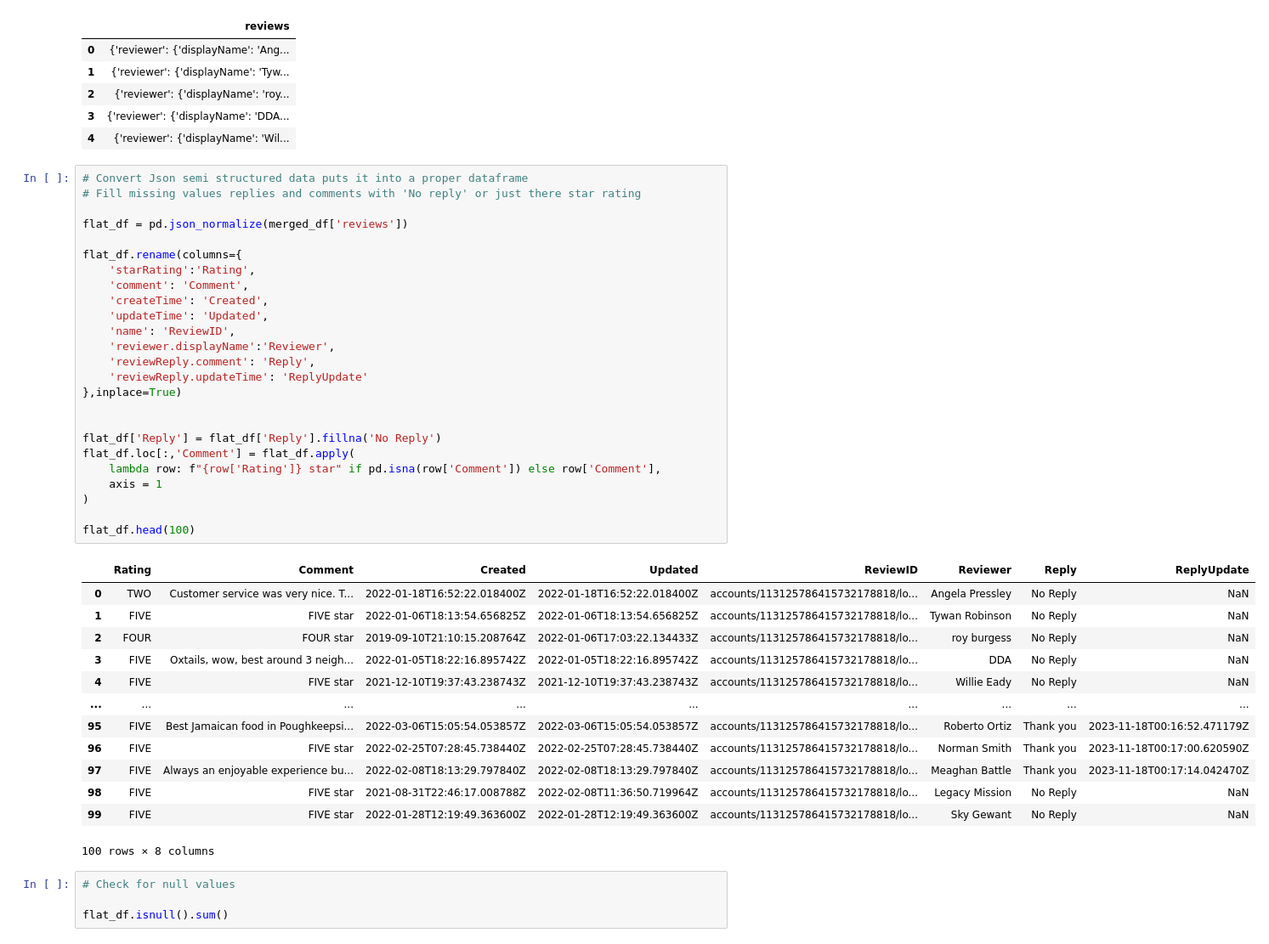
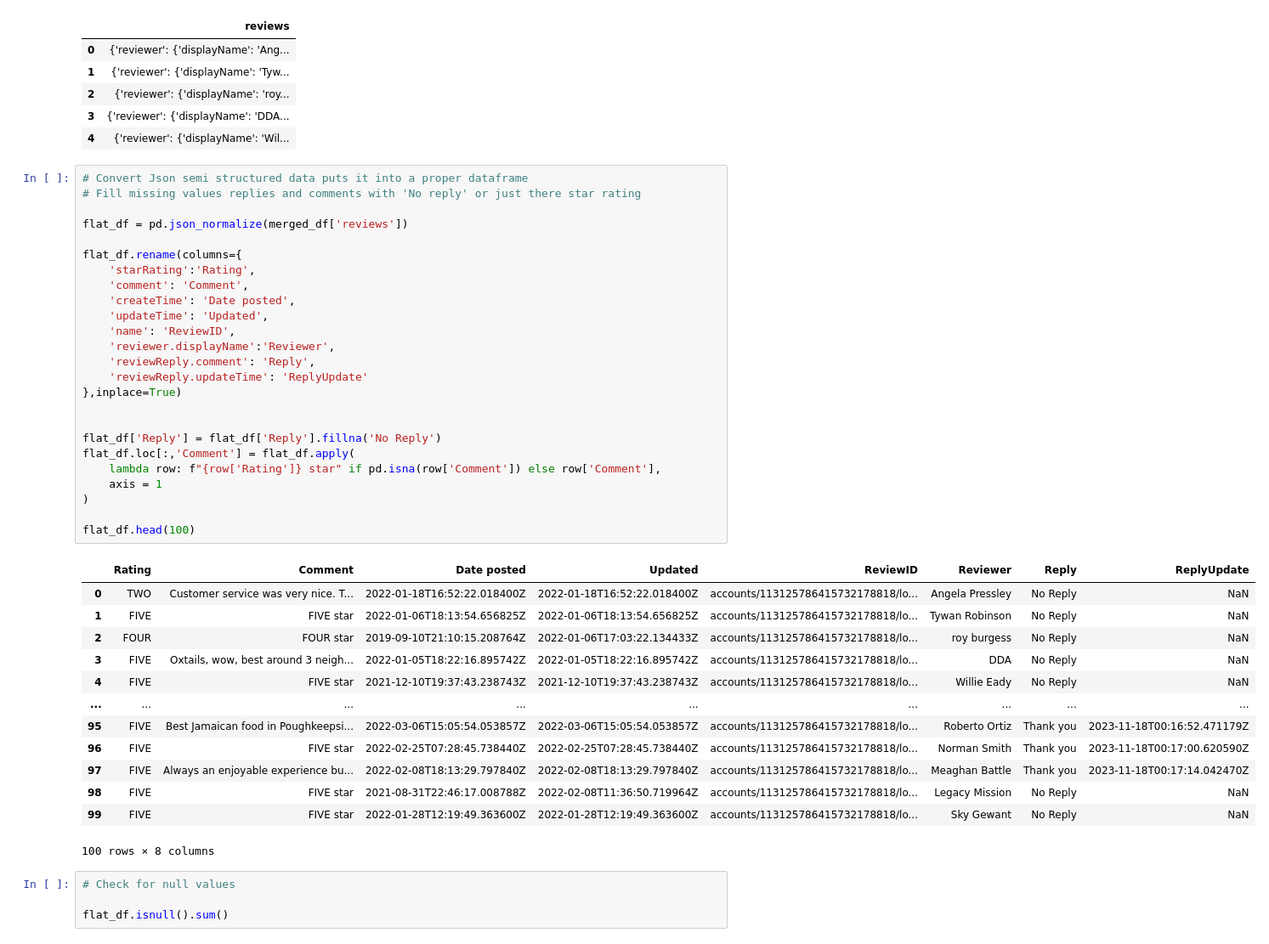
Before and after one commit to Jahdo-Codes/Real-World-Simulation-Projects, a Jupyter notebook: Sentiment analysis/Local business.ipynb, the cells around one changed output. Shown: that part at 85% size. Cells and saved outputs as stored; diff of their text form.

```diff
--- a/Sentiment analysis/Local business.ipynb
+++ b/Sentiment analysis/Local business.ipynb
@@ -78,30 +78,30 @@ merged_df.head()
 # %%
 # Convert Json semi structured data puts it into a proper dataframe
 # Fill missing values replies and comments with 'No reply' or just there star rating
 
 flat_df = pd.json_normalize(merged_df['reviews'])
 
 flat_df.rename(columns={
     'starRating':'Rating',
     'comment': 'Comment',
-    'createTime': 'Created',
+    'createTime': 'Date posted',
     'updateTime': 'Updated',
     'name': 'ReviewID',
     'reviewer.displayName':'Reviewer',
     'reviewReply.comment': 'Reply',
     'reviewReply.updateTime': 'ReplyUpdate'
 },inplace=True)
 
 
 flat_df['Reply'] = flat_df['Reply'].fillna('No Reply')
 flat_df.loc[:,'Comment'] = flat_df.apply(
     lambda row: f"{row['Rating']} star" if pd.isna(row['Comment']) else row['Comment'],
     axis = 1
 )
 
 flat_df.head(100)
 # %% [output]
-|  | Rating | Comment | Created | Updated | ReviewID | Reviewer | Reply | ReplyUpdate |
+|  | Rating | Comment | Date posted | Updated | ReviewID | Reviewer | Reply | ReplyUpdate |
 | 0 | TWO | Customer service was very nice. T... | 2022-01-18T16:52:22.018400Z | 2022-01-18T16:52:22.018400Z | accounts/113125786415732178818/lo... | Angela Pressley | No Reply | NaN |
 | 1 | FIVE | FIVE star | 2022-01-06T18:13:54.656825Z | 2022-01-06T18:13:54.656825Z | accounts/113125786415732178818/lo... | Tywan Robinson | No Reply | NaN |
 | 2 | FOUR | FOUR star | 2019-09-10T21:10:15.208764Z | 2022-01-06T17:03:22.134433Z | accounts/113125786415732178818/lo... | roy burgess | No Reply | NaN |
```
Also changed, not shown: parts of 12 cells of this notebook.
